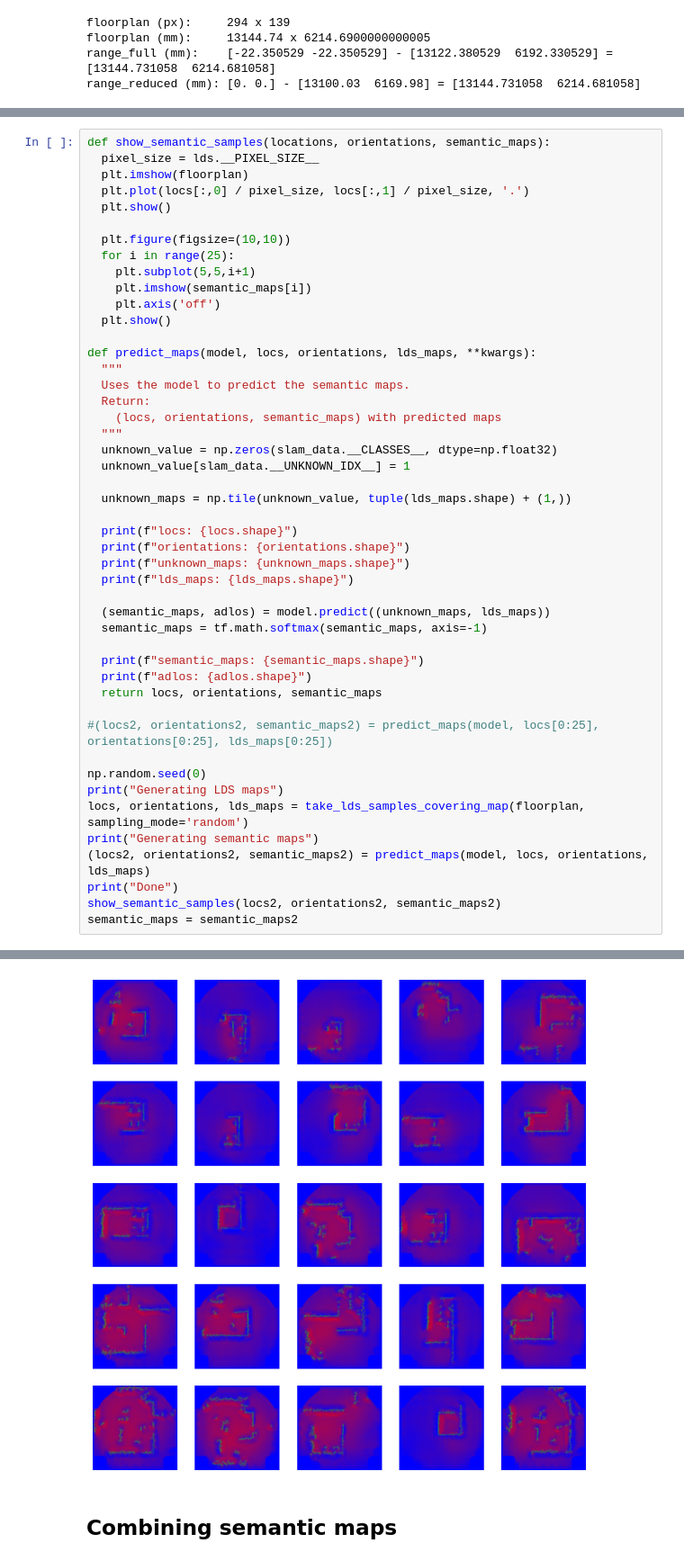
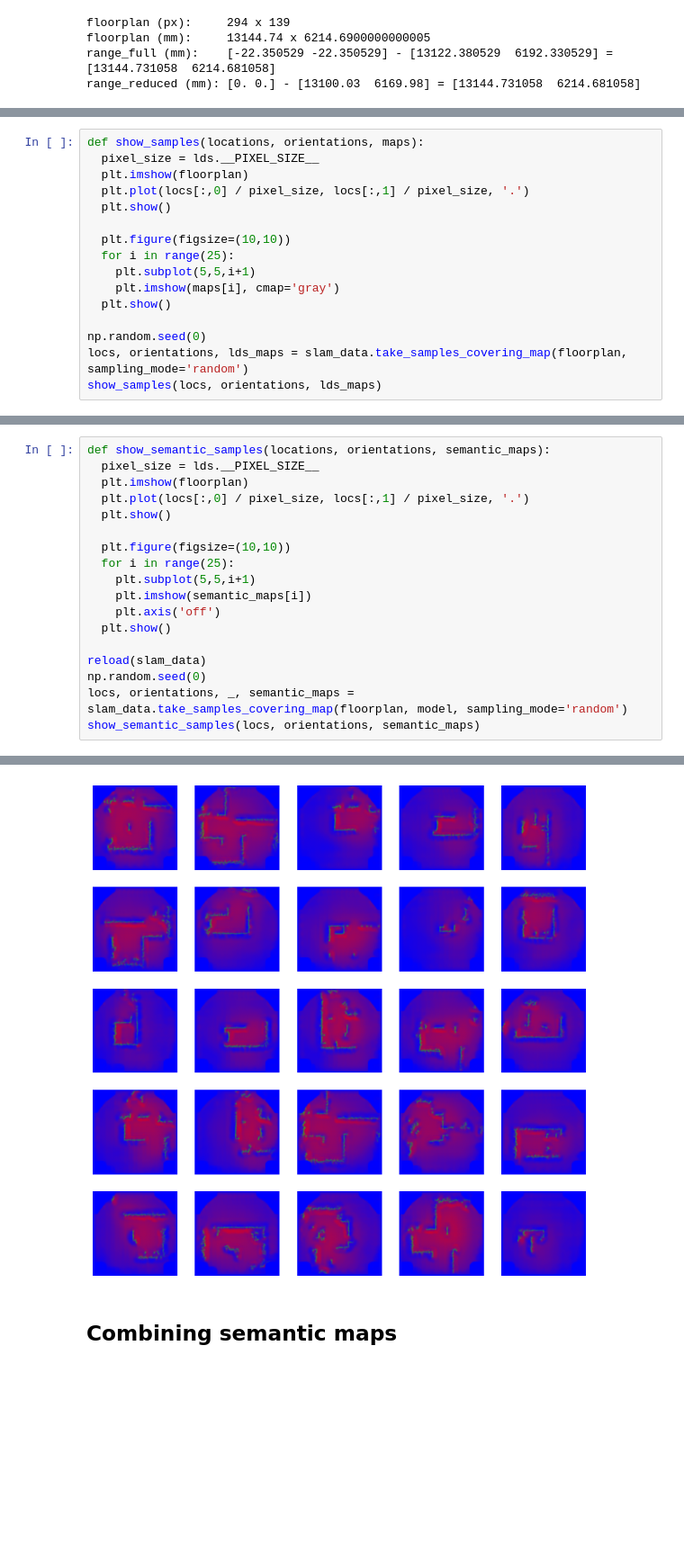
Before and after one commit to malcolmlett/robovac, a Jupyter notebook: Experiment_SLAM_data_generation_1.ipynb, the cells around one changed output, grey strips where cells are left out. Shown at 90% size. Cells and saved outputs as stored; diff of their text form; blank space fills up the shorter version.

```diff
--- a/Experiment_SLAM_data_generation_1.ipynb
+++ b/Experiment_SLAM_data_generation_1.ipynb
@@ -335,0 +231,16 @@ after filter: locs=(85, 2), orientations: (85,)
+# %%
+def show_samples(locations, orientations, maps):
+  pixel_size = lds.__PIXEL_SIZE__
+  plt.imshow(floorplan)
+  plt.plot(locs[:,0] / pixel_size, locs[:,1] / pixel_size, '.')
+  plt.show()
+
+  plt.figure(figsize=(10,10))
+  for i in range(25):
+    plt.subplot(5,5,i+1)
+    plt.imshow(maps[i], cmap='gray')
+  plt.show()
+
+np.random.seed(0)
+locs, orientations, lds_maps = slam_data.take_samples_covering_map(floorplan, sampling_mode='random')
+show_samples(locs, orientations, lds_maps)
@@ -347,37 +262,8 @@ def show_semantic_samples(locations, orientations, semantic_maps):
     plt.axis('off')
   plt.show()
 
-def predict_maps(model, locs, orientations, lds_maps, **kwargs):
-  """
-  Uses the model to predict the semantic maps.
-  Return:
-    (locs, orientations, semantic_maps) with predicted maps
-  """
-  unknown_value = np.zeros(slam_data.__CLASSES__, dtype=np.float32)
-  unknown_value[slam_data.__UNKNOWN_IDX__] = 1
-
-  unknown_maps = np.tile(unknown_value, tuple(lds_maps.shape) + (1,))
-
-  print(f"locs: {locs.shape}")
-  print(f"orientations: {orientations.shape}")
-  print(f"unknown_maps: {unknown_maps.shape}")
-  print(f"lds_maps: {lds_maps.shape}")
-
-  (semantic_maps, adlos) = model.predict((unknown_maps, lds_maps))
-  semantic_maps = tf.math.softmax(semantic_maps, axis=-1)
-
-  print(f"semantic_maps: {semantic_maps.shape}")
-  print(f"adlos: {adlos.shape}")
-  return locs, orientations, semantic_maps
-
-#(locs2, orientations2, semantic_maps2) = predict_maps(model, locs[0:25], orientations[0:25], lds_maps[0:25])
-
+reload(slam_data)
 np.random.seed(0)
-print("Generating LDS maps")
-locs, orientations, lds_maps = take_lds_samples_covering_map(floorplan, sampling_mode='random')
-print("Generating semantic maps")
-(locs2, orientations2, semantic_maps2) = predict_maps(model, locs, orientations, lds_maps)
-print("Done")
-show_semantic_samples(locs2, orientations2, semantic_maps2)
-semantic_maps = semantic_maps2
+locs, orientations, _, semantic_maps = slam_data.take_samples_covering_map(floorplan, model, sampling_mode='random')
+show_semantic_samples(locs, orientations, semantic_maps)
 # %% [output]
@@ -398,3 +274,3 @@ Done
-[figure, old version]
+[figure, new version]
 # %% [markdown]
 ## Combining semantic maps
```
Also changed, not shown: parts of 27 cells of this notebook.
